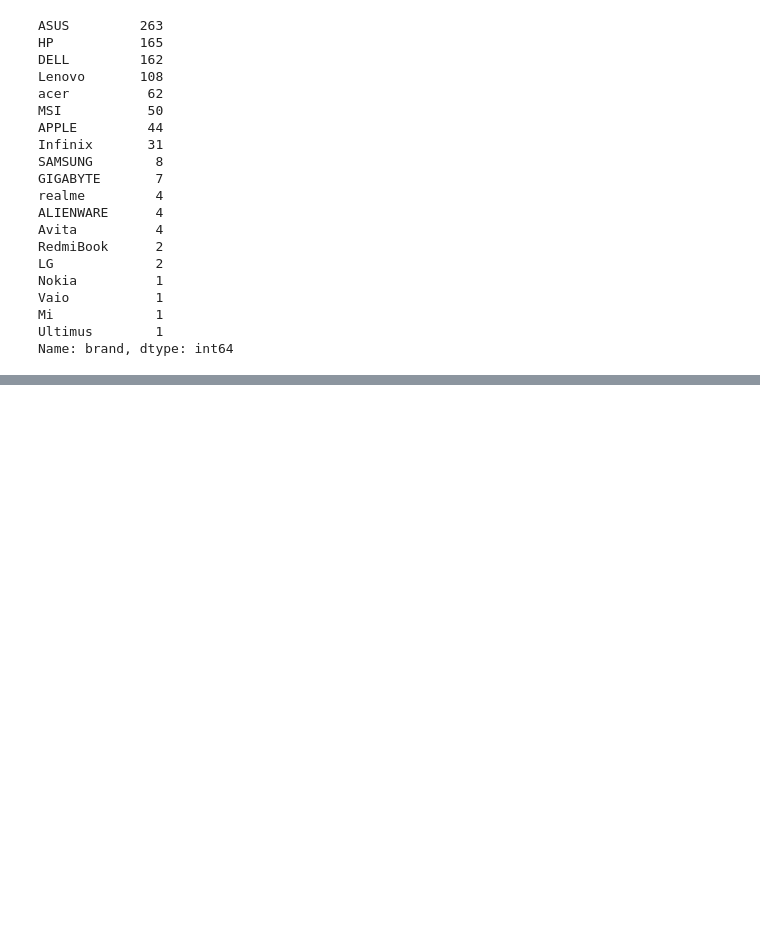
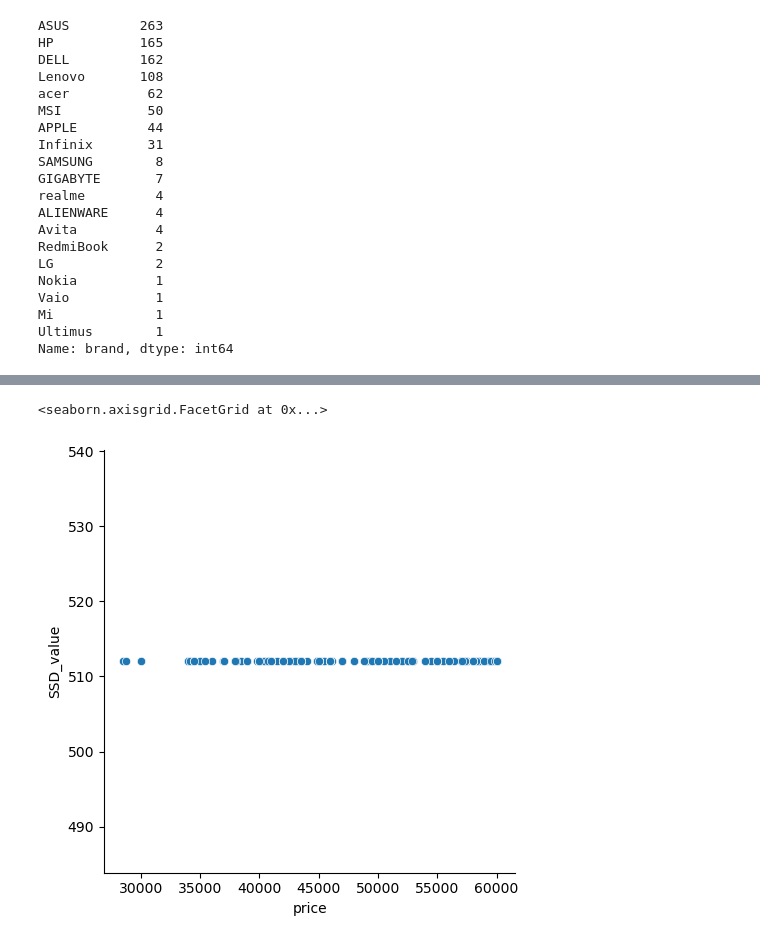
Before and after one commit to SOUMMAR91/Greta, a Jupyter notebook: Laptops_SOUMMAR_Soumia.ipynb, the cells around one changed output, grey strips where cells are left out. Drawn from its saved outputs; the diff is of its cells as text; code cells hidden in the pictures; blank space fills up the shorter version.

```diff
--- a/Laptops_SOUMMAR_Soumia.ipynb
+++ b/Laptops_SOUMMAR_Soumia.ipynb
@@ -236,0 +313,7 @@ NameError: name 'df_filter' is not defined
+# %%
+##visualisation en ne gardant uniquement les prix <60000 et la mémoire >256
+df_filter = df.query("price < 60000  & SSD_value > 256")
+sns.relplot(x="price",y="SSD_value",data=df_filter)
+# %% [output]
+<seaborn.axisgrid.FacetGrid at 0x...>
+[figure, added]
```
Also changed, not shown: parts of 22 cells of this notebook.
